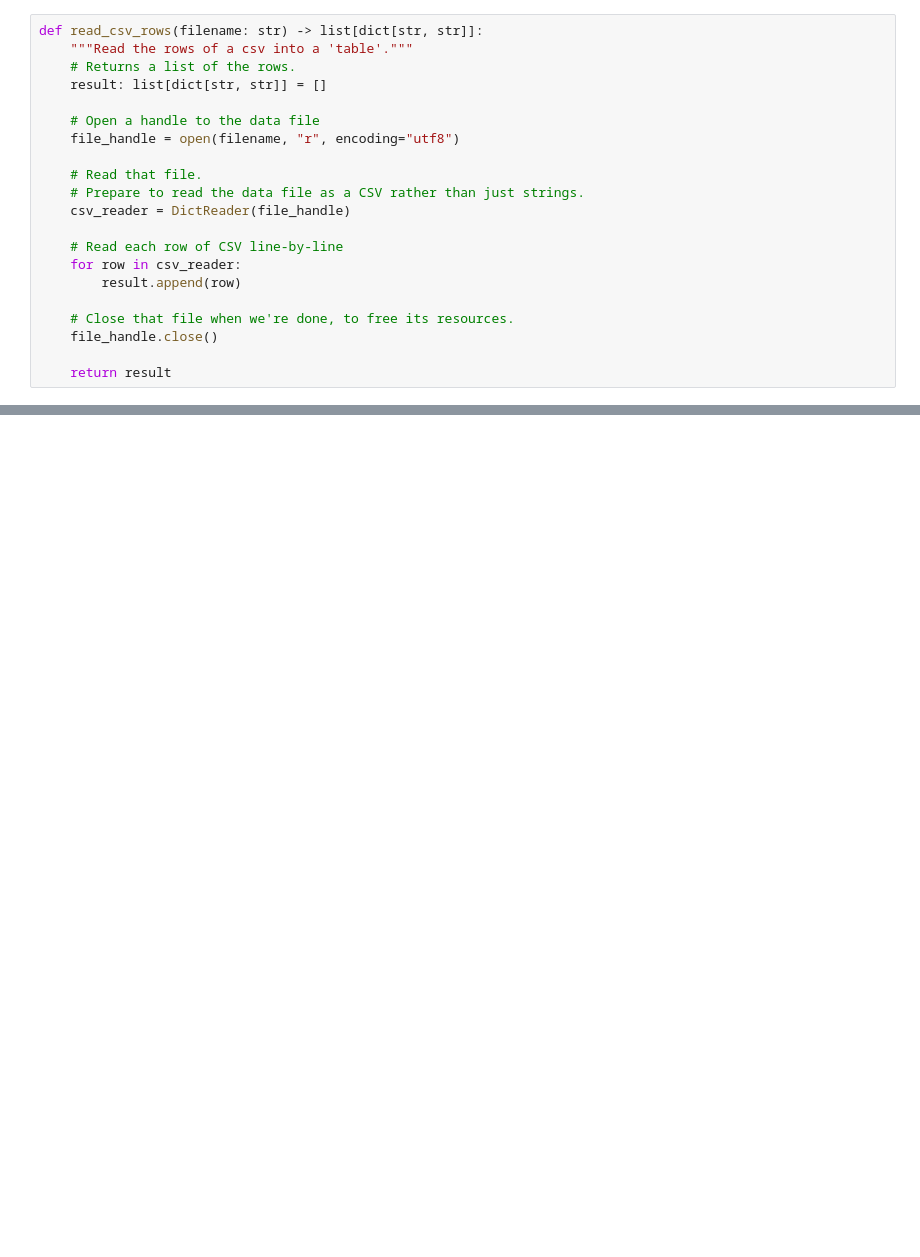
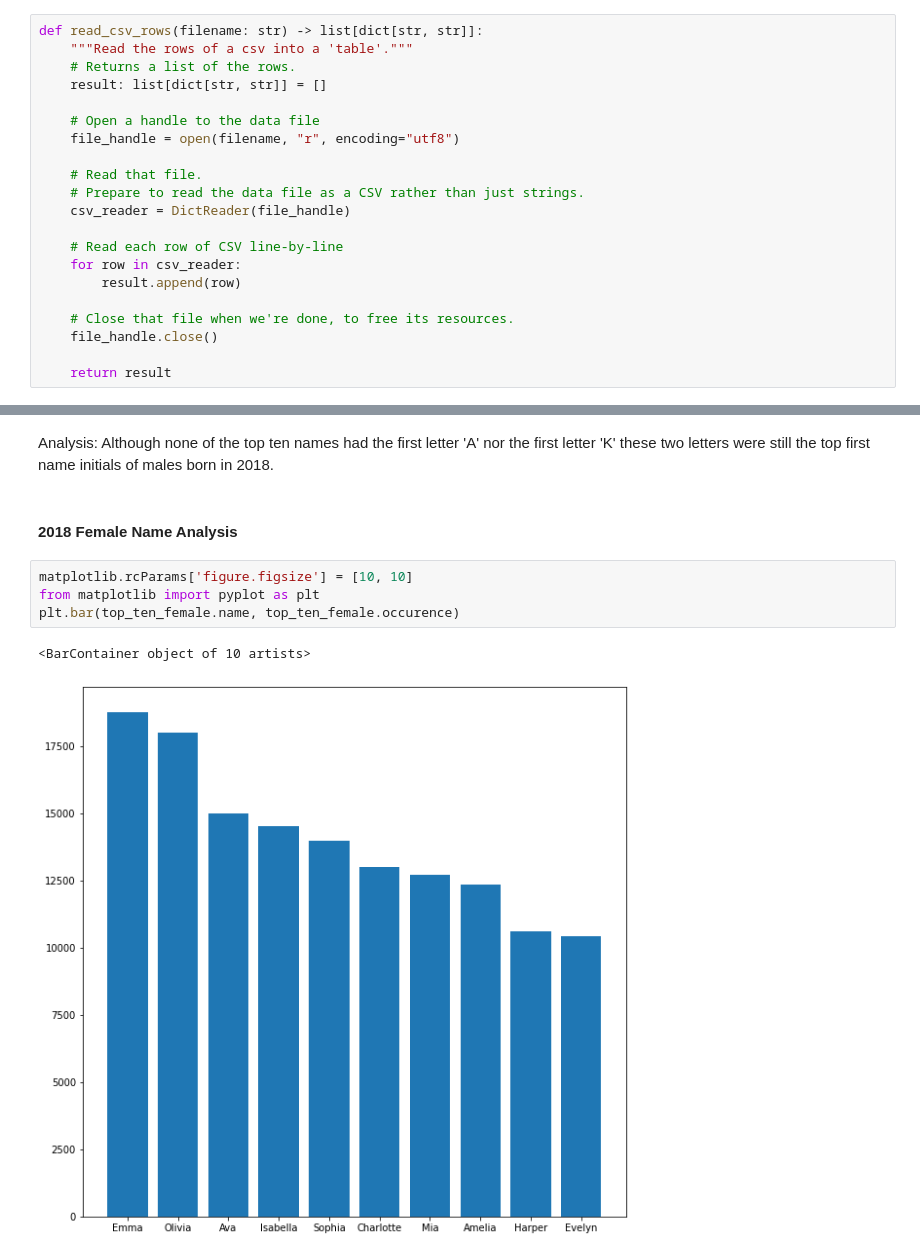
Before and after one commit to arjneal/DataScience, a Jupyter notebook: data_analytics/jupyter_notebooks/babynames.ipynb, the cells around one changed output, grey strips where cells are left out. Drawn from its saved outputs; the diff is of its cells as text; blank space fills up the shorter version.

```diff
--- a/data_analytics/jupyter_notebooks/babynames.ipynb
+++ b/data_analytics/jupyter_notebooks/babynames.ipynb
@@ -111,0 +97,11 @@ plt.bar(labels, values)
+# %% [markdown]
+Analysis: Although none of the top ten names had the first letter 'A' nor the first letter 'K' these two letters were still the top first name initials of males born in 2018.
+# %% [markdown]
+#### 2018 Female Name Analysis
+# %%
+matplotlib.rcParams['figure.figsize'] = [10, 10]
+from matplotlib import pyplot as plt
+plt.bar(top_ten_female.name, top_ten_female.occurence)
+# %% [output]
+<BarContainer object of 10 artists>
+[figure, added]
```
Also changed, not shown: parts of 14 cells of this notebook.
